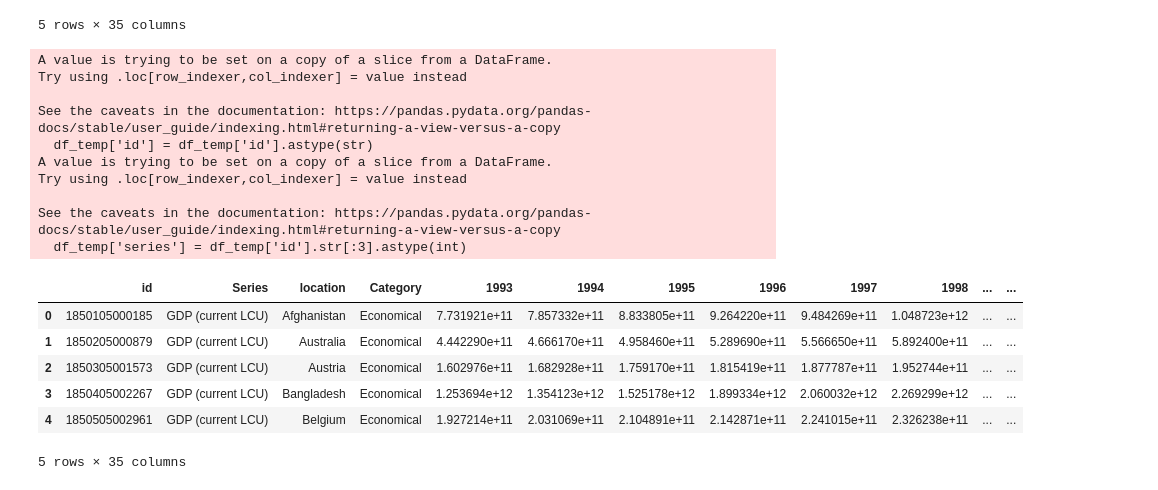
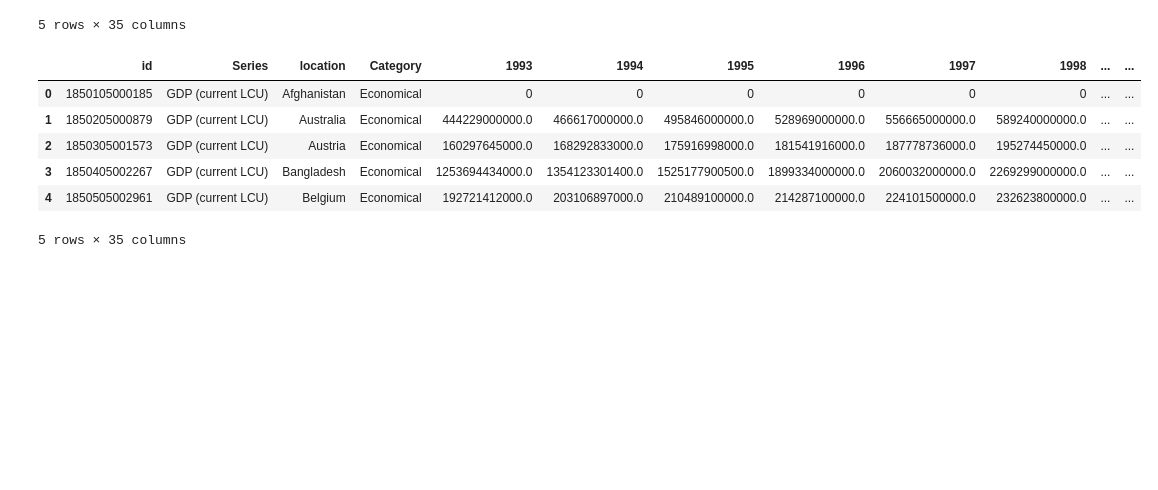
Before and after one commit to 21104988d/FYP, a Jupyter notebook: data_cleaning.ipynb, the cells around one changed output. Saved outputs shown, nothing was run; the diff lists cells and outputs as text; code cells hidden in the pictures; blank space fills up the shorter version.

Commit message:
update data

```diff
--- a/data_cleaning.ipynb
+++ b/data_cleaning.ipynb
@@ -270,17 +267,22 @@ raw_no0sd.head()
 # %%
 # Function to fill NaN values using linear regression
 def fill_na_with_linear_regression(temp_df):
-    df = temp_df
+    df = temp_df.copy()
+
     for column in df.columns:
         # Get the index of non-NaN values
         non_na_index = df[column].dropna().index
         # Get the index of NaN values
         na_index = df[column][df[column].isna()].index
 
+        # Set the first value in the index to zero if it is NaN
+        non_na_index = df[column].dropna().index
+        na_index = df[column][df[column].isna()].index
+
         if len(non_na_index) > 1 and len(na_index) > 0:  # Need at least two points to fit a linear model and at least one NaN value to predict
             # Fit the linear regression model
             X = non_na_index.values.reshape(-1, 1)
-            y = df.loc[non_na_index, column].values
+            y = df.loc[non_na_index, column].values - 1992
             model = LinearRegression().fit(X, y)
 
             # Predict the NaN values
@@ -291,5 +293,3 @@ def fill_na_with_linear_regression(temp_df):
             df.loc[na_index, column] = y_na_pred
 
     return df
-# Apply the function to the dataframe
-raw_clean = fill_na_with_linear_regression(raw_no0sd)
@@ -410,33 +398,37 @@ data_category.head()
 | 3 | 0120104000012 | Adjusted savings: net forest depl... | Afghanistan | Environmental | 2.147732e+07 | 2.290039e+07 | 2.382507e+07 | 2.183181e+07 | 2.402106e+07 | 2.278064e+07 | ... | ... |
 | 4 | 0150101000015 | Adolescent fertility rate (births... | Afghanistan | Social | 1.494610e+02 | 1.568350e+02 | 1.583150e+02 | 1.576030e+02 | 1.587610e+02 | 1.559420e+02 | ... | ... |
 5 rows × 35 columns
-# %%
-gdp_data = read_data('rawdatafull.csv')
-gdp = gdp_data[gdp_data['id'].str[:3] == '185']
-gdp_clean = fill_na_with_linear_regression(gdp)
-
-gdp_series = extract_series(gdp_clean)
-gdp_country = extract_contry(gdp_series)
-gdp_category = extract_category(gdp_country)
-
-gdp_category.to_excel('gdp.xlsx', index=False)
-
-gdp_category.head()
-# %% [output]
-A value is trying to be set on a copy of a slice from a DataFrame.
-Try using .loc[row_indexer,col_indexer] = value instead
-
-See the caveats in the documentation: https://pandas.pydata.org/pandas-docs/stable/user_guide/indexing.html#returning-a-view-versus-a-copy
-  df_temp['id'] = df_temp['id'].astype(str)
-A value is trying to be set on a copy of a slice from a DataFrame.
-Try using .loc[row_indexer,col_indexer] = value instead
-
-See the caveats in the documentation: https://pandas.pydata.org/pandas-docs/stable/user_guide/indexing.html#returning-a-view-versus-a-copy
-  df_temp['series'] = df_temp['id'].str[:3].astype(int)
-|  | id | Series | location | Category | 1993 | 1994 | 1995 | 1996 | 1997 | 1998 | ... | ... |
-| 0 | 1850105000185 | GDP (current LCU) | Afghanistan | Economical | 7.731921e+11 | 7.857332e+11 | 8.833805e+11 | 9.264220e+11 | 9.484269e+11 | 1.048723e+12 | ... | ... |
-| 1 | 1850205000879 | GDP (current LCU) | Australia | Economical | 4.442290e+11 | 4.666170e+11 | 4.958460e+11 | 5.289690e+11 | 5.566650e+11 | 5.892400e+11 | ... | ... |
-| 2 | 1850305001573 | GDP (current LCU) | Austria | Economical | 1.602976e+11 | 1.682928e+11 | 1.759170e+11 | 1.815419e+11 | 1.877787e+11 | 1.952744e+11 | ... | ... |
-| 3 | 1850405002267 | GDP (current LCU) | Bangladesh | Economical | 1.253694e+12 | 1.354123e+12 | 1.525178e+12 | 1.899334e+12 | 2.060032e+12 | 2.269299e+12 | ... | ... |
-| 4 | 1850505002961 | GDP (current LCU) | Belgium | Economical | 1.927214e+11 | 2.031069e+11 | 2.104891e+11 | 2.142871e+11 | 2.241015e+11 | 2.326238e+11 | ... | ... |
-5 rows × 35 columns
+# %%
+def extract_specific(code):
+    df = read_data('rawdatafull.csv')
+    df_temp = df[df['id'].str[:3] == code]
+    df_transpose = df_temp.transpose()
+    df_transpose.columns = df_transpose.iloc[0]
+    df_drop = df_transpose.drop(df_transpose.index[0])
+    df_clean = fill_na_with_linear_regression(df_drop)
+    df_transpose_2 = df_clean.transpose()
+    df_transpose_2.reset_index(inplace=True)
+    df_series = extract_series(df_transpose_2)
+    df_country = extract_contry(df_series)
+    df_category = extract_category(df_country)
+
+    return df_category
+# %%
+def extract_specific_bigger_zero(code):
+    df = extract_specific(code)
+    years = [str(year) for year in range(1993, 2024)]
+    df[df[years] < 0] = 0
+
+    return df
+# %%
+gdp = extract_specific_bigger_zero(code = '185')
+gdp.to_excel('gdp.xlsx', index=False)
+gdp.head()
+# %% [output]
+|  | id | Series | location | Category | 1993 | 1994 | 1995 | 1996 | 1997 | 1998 | ... | ... |
+| 0 | 1850105000185 | GDP (current LCU) | Afghanistan | Economical | 0 | 0 | 0 | 0 | 0 | 0 | ... | ... |
+| 1 | 1850205000879 | GDP (current LCU) | Australia | Economical | 444229000000.0 | 466617000000.0 | 495846000000.0 | 528969000000.0 | 556665000000.0 | 589240000000.0 | ... | ... |
+| 2 | 1850305001573 | GDP (current LCU) | Austria | Economical | 160297645000.0 | 168292833000.0 | 175916998000.0 | 181541916000.0 | 187778736000.0 | 195274450000.0 | ... | ... |
+| 3 | 1850405002267 | GDP (current LCU) | Bangladesh | Economical | 1253694434000.0 | 1354123301400.0 | 1525177900500.0 | 1899334000000.0 | 2060032000000.0 | 2269299000000.0 | ... | ... |
+| 4 | 1850505002961 | GDP (current LCU) | Belgium | Economical | 192721412000.0 | 203106897000.0 | 210489100000.0 | 214287100000.0 | 224101500000.0 | 232623800000.0 | ... | ... |
+5 rows × 35 columns
```
Also changed, not shown: parts of 9 cells of this notebook, 6 other files.
